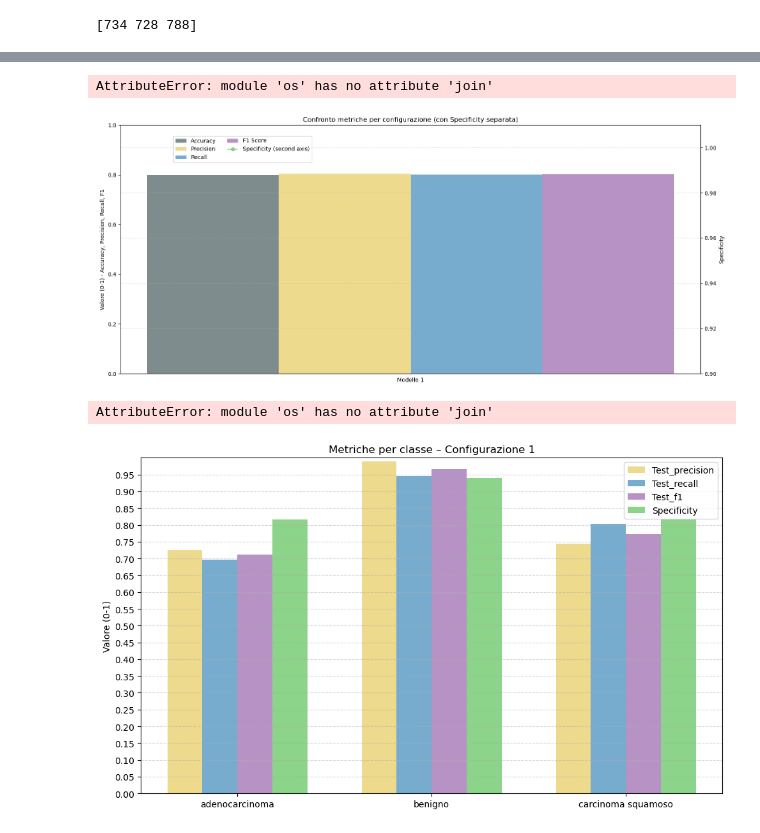
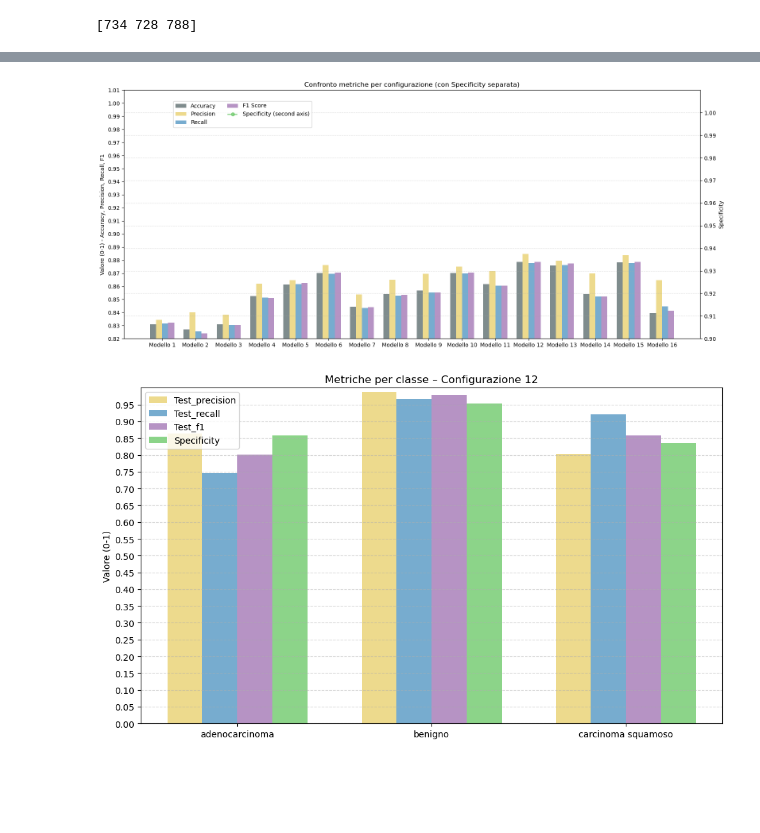
Before and after one commit to noemiaime/PCA_AE_histology, a Jupyter notebook: 4_FC_training_PCA.ipynb, the cells around one changed output, grey strips where cells are left out. Cells and saved outputs as stored; diff of their text form; code cells hidden in the pictures; blank space fills up the shorter version.

```diff
--- a/4_FC_training_PCA.ipynb
+++ b/4_FC_training_PCA.ipynb
@@ -30,7 +30,7 @@ n_components = 2342 # componenti principali che spiegano l 95% della soglia
 noise_std = 0.05
 # valori diversi di noise_std provati [0.0, 0.01, 0.05, 0.1, 0.2, 0.3]
 train_ratio, val_ratio = 0.7, 0.15  # percentuali per suddividere in train/val/test
-epochs = 1 # epoche training, 100
+epochs = 100 # epoche training, 100
 
 pretty_labels = ['adenocarcinoma', 'benigno', 'carcinoma squamoso']  # nomi delle classi più leggibili
 # %%
@@ -281,7 +281,7 @@ def cross_validate_model(config, X_data, y_data, X_test, y_test, k=5, config_id=
                 xticklabels=pretty_labels,
                 yticklabels=pretty_labels,
                 cmap='Blues')
-    plt.title("Confusion Matrix CUMULATIVA - VALIDAZIONE")
+    plt.title("Confusion Matrix - VALIDAZIONE")
     plt.xlabel('Predicted')
     plt.ylabel('True')
     plt.tight_layout()
@@ -296,7 +296,7 @@ def cross_validate_model(config, X_data, y_data, X_test, y_test, k=5, config_id=
                 xticklabels=pretty_labels,
                 yticklabels=pretty_labels,
                 cmap='Oranges')
-    plt.title("Confusion Matrix CUMULATIVA - TEST")
+    plt.title("Confusion Matrix - TEST")
     plt.xlabel('Predicted')
     plt.ylabel('True')
     plt.tight_layout()
@@ -332,21 +332,21 @@ def cross_validate_model(config, X_data, y_data, X_test, y_test, k=5, config_id=
 # %%
 configurations = [
      {'hidden_dims': [64], 'batchnorm': False, 'dropout': 0.0, 'early_stopping': True, 'cross_val': True},
-    # {'hidden_dims': [128], 'batchnorm': False, 'dropout': 0.1, 'early_stopping': True, 'cross_val': True},
-    # {'hidden_dims': [128, 64], 'batchnorm': False, 'dropout': 0.3, 'early_stopping': True, 'cross_val': True},
-    # {'hidden_dims': [128, 64], 'batchnorm': True, 'dropout': 0.3, 'early_stopping': True, 'cross_val': True},
-    # {'hidden_dims': [256, 128], 'batchnorm': True, 'dropout': 0.5, 'early_stopping': True, 'cross_val': True},
-    # {'hidden_dims': [512, 256, 128], 'batchnorm': True, 'dropout': 0.5, 'early_stopping': True, 'cross_val': True},
-    # {'hidden_dims': [512, 256, 128], 'batchnorm': True, 'dropout': 0.7, 'early_stopping': True, 'cross_val': True},
-    # {'hidden_dims': [512, 256, 128, 64], 'batchnorm': True, 'dropout': 0.5, 'early_stopping': True, 'cross_val': True},
-    # {'hidden_dims': [1024, 512, 256], 'batchnorm': True, 'dropout': 0.5, 'early_stopping': True, 'cross_val': True},
-    # {'hidden_dims': [1024, 512, 256, 128], 'batchnorm': True, 'dropout': 0.6, 'early_stopping': True, 'cross_val': True},
-    # {'hidden_dims': [1024, 512, 256, 128, 64], 'batchnorm': True, 'dropout': 0.6, 'early_stopping': True, 'cross_val': True},
-    # {'hidden_dims': [1024, 512, 256, 128, 64], 'batchnorm': True, 'dropout': 0.7, 'early_stopping': True, 'cross_val': True},
-    # {'hidden_dims': [1024, 512, 256, 128, 64, 32], 'batchnorm': True, 'dropout': 0.5, 'early_stopping': True, 'cross_val': True},
-    # {'hidden_dims': [1024, 512, 256, 128, 64, 32], 'batchnorm': True, 'dropout': 0.6, 'early_stopping': True, 'cross_val': True},
-    #{'hidden_dims': [1024, 512, 256, 128, 64, 32], 'batchnorm': True, 'dropout': 0.7, 'early_stopping': True, 'cross_val': True},
-    # {'hidden_dims': [1024, 512, 256, 128, 64, 32, 16], 'batchnorm': True, 'dropout': 0.6, 'early_stopping': True, 'cross_val': True},
+    {'hidden_dims': [128], 'batchnorm': False, 'dropout': 0.1, 'early_stopping': True, 'cross_val': True},
+    {'hidden_dims': [128, 64], 'batchnorm': False, 'dropout': 0.3, 'early_stopping': True, 'cross_val': True},
+    {'hidden_dims': [128, 64], 'batchnorm': True, 'dropout': 0.3, 'early_stopping': True, 'cross_val': True},
+    {'hidden_dims': [256, 128], 'batchnorm': True, 'dropout': 0.5, 'early_stopping': True, 'cross_val': True},
+    {'hidden_dims': [512, 256, 128], 'batchnorm': True, 'dropout': 0.5, 'early_stopping': True, 'cross_val': True},
+    {'hidden_dims': [512, 256, 128], 'batchnorm': True, 'dropout': 0.7, 'early_stopping': True, 'cross_val': True},
+    {'hidden_dims': [512, 256, 128, 64], 'batchnorm': True, 'dropout': 0.5, 'early_stopping': True, 'cross_val': True},
+    {'hidden_dims': [1024, 512, 256], 'batchnorm': True, 'dropout': 0.5, 'early_stopping': True, 'cross_val': True},
+    {'hidden_dims': [1024, 512, 256, 128], 'batchnorm': True, 'dropout': 0.6, 'early_stopping': True, 'cross_val': True},
+    {'hidden_dims': [1024, 512, 256, 128, 64], 'batchnorm': True, 'dropout': 0.6, 'early_stopping': True, 'cross_val': True},
+    {'hidden_dims': [1024, 512, 256, 128, 64], 'batchnorm': True, 'dropout': 0.7, 'early_stopping': True, 'cross_val': True},
+    {'hidden_dims': [1024, 512, 256, 128, 64, 32], 'batchnorm': True, 'dropout': 0.5, 'early_stopping': True, 'cross_val': True},
+    {'hidden_dims': [1024, 512, 256, 128, 64, 32], 'batchnorm': True, 'dropout': 0.6, 'early_stopping': True, 'cross_val': True},
+    {'hidden_dims': [1024, 512, 256, 128, 64, 32], 'batchnorm': True, 'dropout': 0.7, 'early_stopping': True, 'cross_val': True},
+    {'hidden_dims': [1024, 512, 256, 128, 64, 32, 16], 'batchnorm': True, 'dropout': 0.6, 'early_stopping': True, 'cross_val': True},
 ]
 # %%
 for i, config in enumerate(configurations, 1):
@@ -516,36 +516,37 @@ Nessun grafico generato.
 # %%
 fig, ax1 = plt.subplots(figsize=(16, 7))
 
 x = np.arange(len(summary_df))
 bar_width = 0.18
 
 # Prima y-axis
 ax1.bar(x - 1.5 * bar_width, summary_df['test_accuracy'] / 100, width=bar_width, label='Accuracy', color='#7F8C8D')
 ax1.bar(x - 0.5 * bar_width, summary_df['test_precision'], width=bar_width, label='Precision', color="#E7CD64BC")
 ax1.bar(x + 0.5 * bar_width, summary_df['test_recall'], width=bar_width, label='Recall', color="#448DBEB9")
 ax1.bar(x + 1.5 * bar_width, summary_df['test_f1_score'], width=bar_width, label='F1 Score', color="#A275B4C8")
 ax1.set_ylabel("Valore (0-1) - Accuracy, Precision, Recall, F1")
-ax1.set_ylim(0.0, 1.0)
+ax1.set_ylim(0.82, 1.0)
+ax1.set_yticks(np.arange(0.82, 1.01, 0.01))
 
 # Seconda y-axis
 ax2 = ax1.twinx()
 ax2.plot(x, summary_df['specificity'], 'o--', color="#66C763C0", label='Specificity (second axis)', linewidth=2, markersize=6)
 ax2.set_ylabel("Specificity")
+ax2.set_yticks(np.arange(0.9, 1.01, 0.01))
 ax2.set_ylim(0.9, 1.01)
 
 plt.xticks(x, [f"Modello {cid}" for cid in summary_df['config_id']], rotation=45)
 fig.legend(loc="upper left", bbox_to_anchor=(0.12, 0.92), ncol=2)
 plt.title("Confronto metriche per configurazione (con Specificity separata)")
 plt.tight_layout()
 plt.grid(axis='y', linestyle='--', alpha=0.4)
 plt.savefig(os.path.join(output_folder, "metrics_comparison_specificity.png"))
 plt.show()
 # %% [output]
-AttributeError: module 'os' has no attribute 'join'
-[figure, old version]
+[figure, new version]
 # %%
 # configurazione da visualizzare (indice del config_id)
-selected_config_id = 1
+selected_config_id = 12
 
 # filtro dataframe
 row = summary_df[summary_df['config_id'] == selected_config_id].iloc[0]
@@ -578,5 +579,4 @@ plt.tight_layout()
 plt.savefig(os.path.join(output_folder, "metrics_comparison_per_class.png"))
 plt.show()
 # %% [output]
-AttributeError: module 'os' has no attribute 'join'
-[figure, old version]
+[figure, new version]
```
Also changed, not shown: parts of 2 cells of this notebook, 4 other files.
